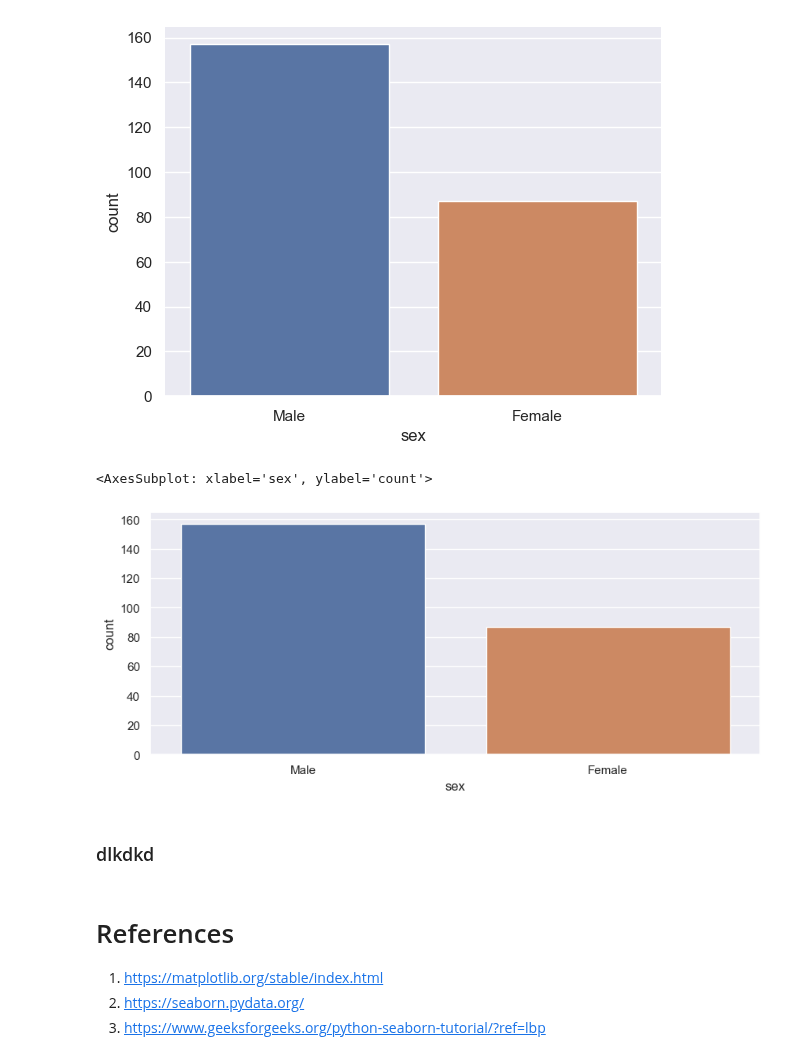
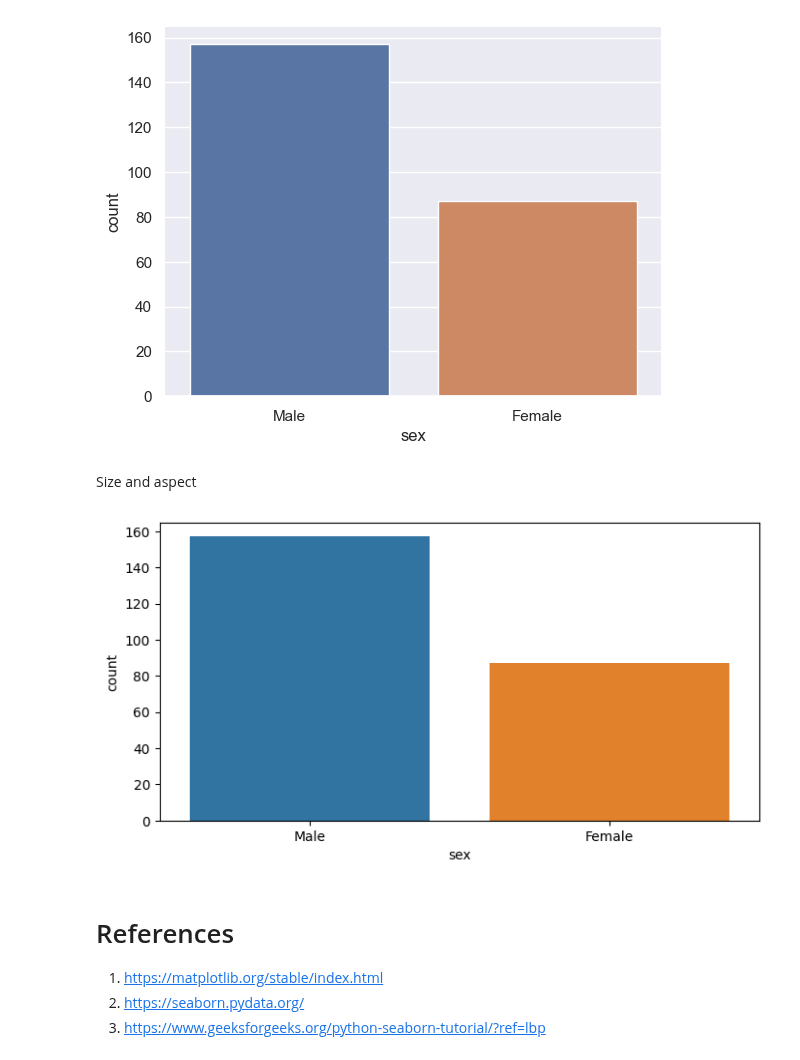
Before and after one commit to arunp77/Python-programming, a Jupyter notebook: Python-fundamental/Matplotlib.ipynb, the cells around one changed output. Cells and saved outputs as stored; diff of their text form; code cells hidden in the pictures.

```diff
--- a/Python-fundamental/Matplotlib.ipynb
+++ b/Python-fundamental/Matplotlib.ipynb
@@ -1365,15 +1365,15 @@ sns.countplot(x ='sex', data = tips)
 sns.despine(left=True)
 # %% [output]
 [figure]
+# %% [markdown]
+Size and aspect
 # %%
 tips = sns.load_dataset('tips')
-plt.figure(figsize =(10, 4))
+plt.figure(figsize =(8, 4))
 sns.countplot(x ='sex', data = tips)
+plt.show()
 # %% [output]
-<AxesSubplot: xlabel='sex', ylabel='count'>
-[figure, old version]
+[figure, new version]
-# %% [markdown]
-### dlkdkd
 # %% [markdown]
 # References
 
```
